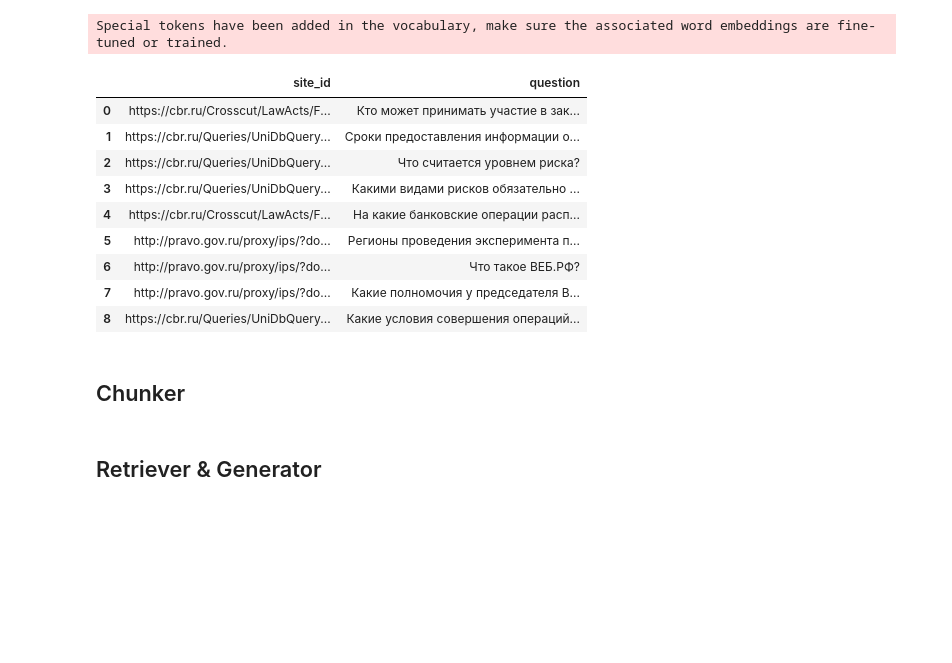
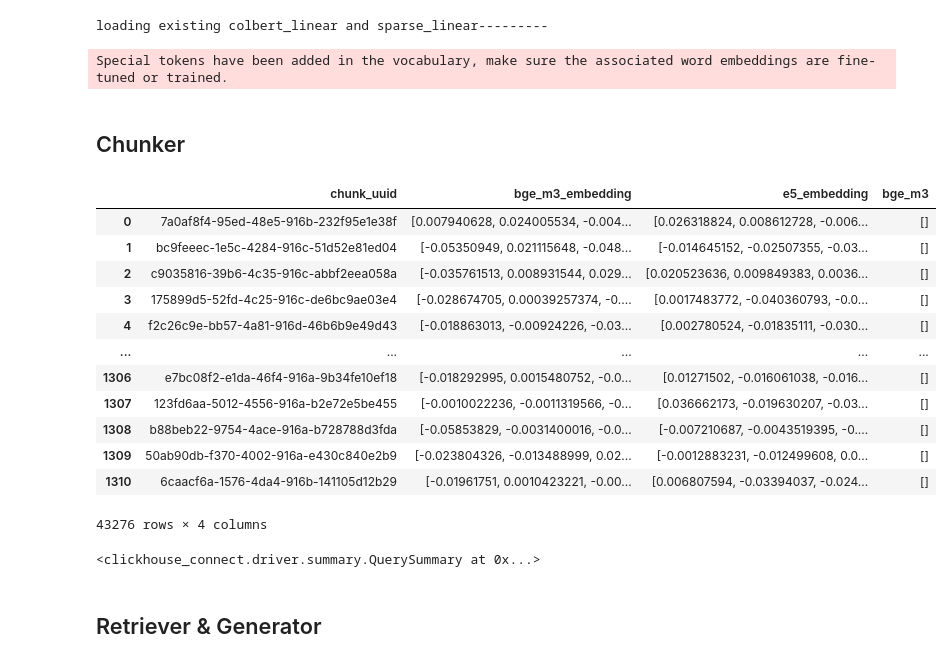
Before and after one commit to sssemion/it-purple-hack, a Jupyter notebook: Tokenizer.ipynb, the cells around one changed output. Cells and saved outputs as stored; diff of their text form; code cells hidden in the pictures; blank space fills up the shorter version.

```diff
--- a/Tokenizer.ipynb
+++ b/Tokenizer.ipynb
@@ -34,9 +36,14 @@ torch.cuda.is_available()
 True
 # %%
 client = clickhouse_connect.get_client(host='62.84.115.43', port=8123, username='default', password='g5oHPYX4', database='dev')
+# %%
+bge_retriever_model = BGEM3FlagModel('BAAI/bge-m3', use_fp16=True, pooling_method="cls")
+# %% [output]
+loading existing colbert_linear and sparse_linear---------
 # %%
-retriever_model = SentenceTransformer("BAAI/bge-m3", device='cuda')
-retriever_model.max_seq_length = 512
+e5_retriever_model = SentenceTransformer("intfloat/multilingual-e5-large", device='cuda')
+e5_retriever_model.max_seq_length = 512
+
 
 generator_model_name = 'hivaze/AAQG-QA-QG-FRED-T5-1.7B'
 generator_tokenizer = AutoTokenizer.from_pretrained(generator_model_name)
@@ -50,18 +57,5 @@ generator = Generator(generator_tokenizer, generator_model, config=generator_con
 queries = pd.read_csv('Book1 (1).csv', sep=';')
 queries.site_id = queries.site_id.apply(lambda x: x if  x[-1] == '/' else x+'/')
 queries.site_id = queries.site_id.apply(lambda x: x if 'http://pravo.gov.ru' in x else 'https://cbr.ru' + x)
-# %%
-queries
-# %% [output]
-|  | site_id | question |
-| 0 | https://cbr.ru/Crosscut/LawActs/F... | Кто может принимать участие в зак... |
-| 1 | https://cbr.ru/Queries/UniDbQuery... | Cроки предоставления информации о... |
-| 2 | https://cbr.ru/Queries/UniDbQuery... | Что считается уровнем риска? |
-| 3 | https://cbr.ru/Queries/UniDbQuery... | Какими видами рисков обязательно ... |
-| 4 | https://cbr.ru/Crosscut/LawActs/F... | На какие банковские операции расп... |
-| 5 | http://pravo.gov.ru/proxy/ips/?do... | Регионы проведения эксперимента п... |
-| 6 | http://pravo.gov.ru/proxy/ips/?do... | Что такое ВЕБ.РФ? |
-| 7 | http://pravo.gov.ru/proxy/ips/?do... | Какие полномочия у председателя В... |
-| 8 | https://cbr.ru/Queries/UniDbQuery... | Какие условия совершения операций... |
 # %% [markdown]
 ## Chunker
@@ -68,11 +71,43 @@ queries
 # %%
-chunker = Chunker(max_chunk_len=2500, overlap_len=500)
+chunks_df = client.query_df('select * from chunk').set_index('uuid')
 
-texts = client.query_df('select * from document').set_index('url')
-chunks, urls = chunker.split_texts(texts)
-client.insert(table='chunk', data=[chunks, urls], column_names=['text', 'url'], column_oriented=True)
-chunks_df = client.query_df('select * from chunk').set_index('uuid')
-embeddings = retriever_model.encode(chunks_df.text, batch_size=32, normalize_embeddings=True, show_progress_bar=True)
-client.insert(table='chunk_embedding', data=[chunks_df.index.tolist(), embeddings.tolist()], column_names=['chunk_uuid', 'embedding'], column_oriented=True)
+bge_embeddings = bge_retriever_model.encode(chunks_df.text.tolist(), return_dense=True, return_sparse=False, return_colbert_vecs=True, batch_size=64, max_length=512)
+e5_embeddings = e5_retriever_model.encode(chunks_df.text.tolist(), batch_size=16, normalize_embeddings=True, show_progress_bar=True)
+
+client.insert(table='chunk_embedding',
+              data=[chunks_df.index.tolist(),
+                    bge_embeddings['colbert_vecs'].tolist(),
+                    e5_embeddings.tolist(),
+                    bge_embeddings['dense_vecs'].to_list()],
+              column_names=['chunk_uuid',
+                            'bge_m3_embeddings',
+                            'e5_embeddings',
+                            'bge_m3'], column_oriented=True)
+# %%
+client.query_df('select * from chunk_embedding')
+# %% [output]
+|  | chunk_uuid | bge_m3_embedding | e5_embedding | bge_m3 |
+| 0 | 7a0af8f4-95ed-48e5-916b-232f95e1e38f | [0.007940628, 0.024005534, -0.004... | [0.026318824, 0.008612728, -0.006... | [] |
+| 1 | bc9feeec-1e5c-4284-916c-51d52e81ed04 | [-0.05350949, 0.021115648, -0.048... | [-0.014645152, -0.02507355, -0.03... | [] |
+| 2 | c9035816-39b6-4c35-916c-abbf2eea058a | [-0.035761513, 0.008931544, 0.029... | [0.020523636, 0.009849383, 0.0036... | [] |
+| 3 | 175899d5-52fd-4c25-916c-de6bc9ae03e4 | [-0.028674705, 0.00039257374, -0.... | [0.0017483772, -0.040360793, -0.0... | [] |
+| 4 | f2c26c9e-bb57-4a81-916d-46b6b9e49d43 | [-0.018863013, -0.00924226, -0.03... | [0.002780524, -0.01835111, -0.030... | [] |
+| ... | ... | ... | ... | ... |
+| 1306 | e7bc08f2-e1da-46f4-916a-9b34fe10ef18 | [-0.018292995, 0.0015480752, -0.0... | [0.01271502, -0.016061038, -0.016... | [] |
+| 1307 | 123fd6aa-5012-4556-916a-b2e72e5be455 | [-0.0010022236, -0.0011319566, -0... | [0.036662173, -0.019630207, -0.03... | [] |
+| 1308 | b88beb22-9754-4ace-916a-b728788d3fda | [-0.05853829, -0.0031400016, -0.0... | [-0.007210687, -0.0043519395, -0.... | [] |
+| 1309 | 50ab90db-f370-4002-916a-e430c840e2b9 | [-0.023804326, -0.013488999, 0.02... | [-0.0012883231, -0.012499608, 0.0... | [] |
+| 1310 | 6caacf6a-1576-4da4-916b-141105d12b29 | [-0.01961751, 0.0010423221, -0.00... | [0.006807594, -0.03394037, -0.024... | [] |
+43276 rows × 4 columns
+# %%
+client.insert(table='chunk_embedding',
+              data=[chunks_df.index.tolist(),
+                    bge_embeddings.tolist(),
+                    e5_embeddings.tolist()],
+              column_names=['chunk_uuid',
+                            'bge_m3_embedding',
+                            'e5_embedding'], column_oriented=True)
+# %% [output]
+<clickhouse_connect.driver.summary.QuerySummary at 0x...>
 # %% [markdown]
 ## Retriever & Generator
```
Also changed, not shown: parts of 7 cells of this notebook.
